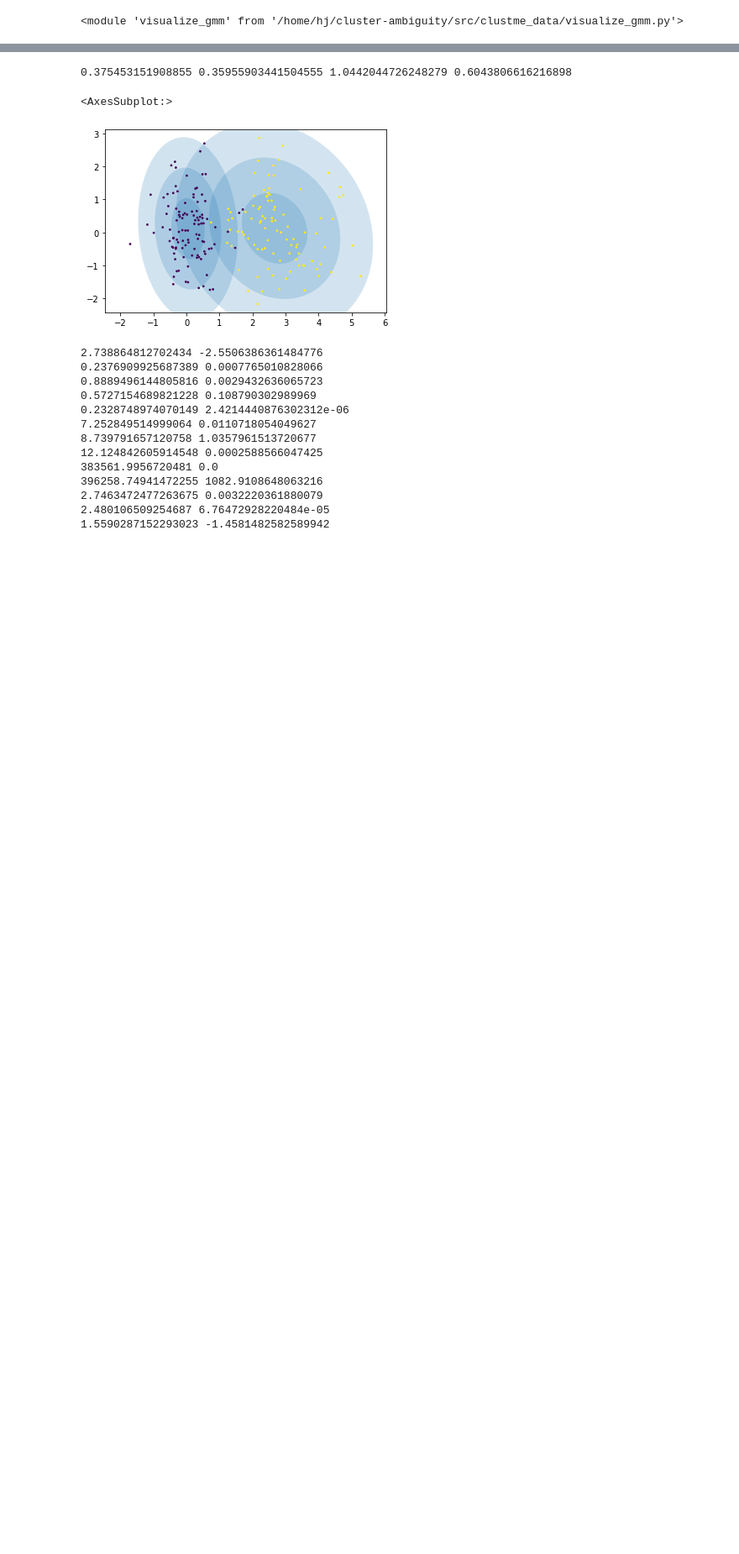
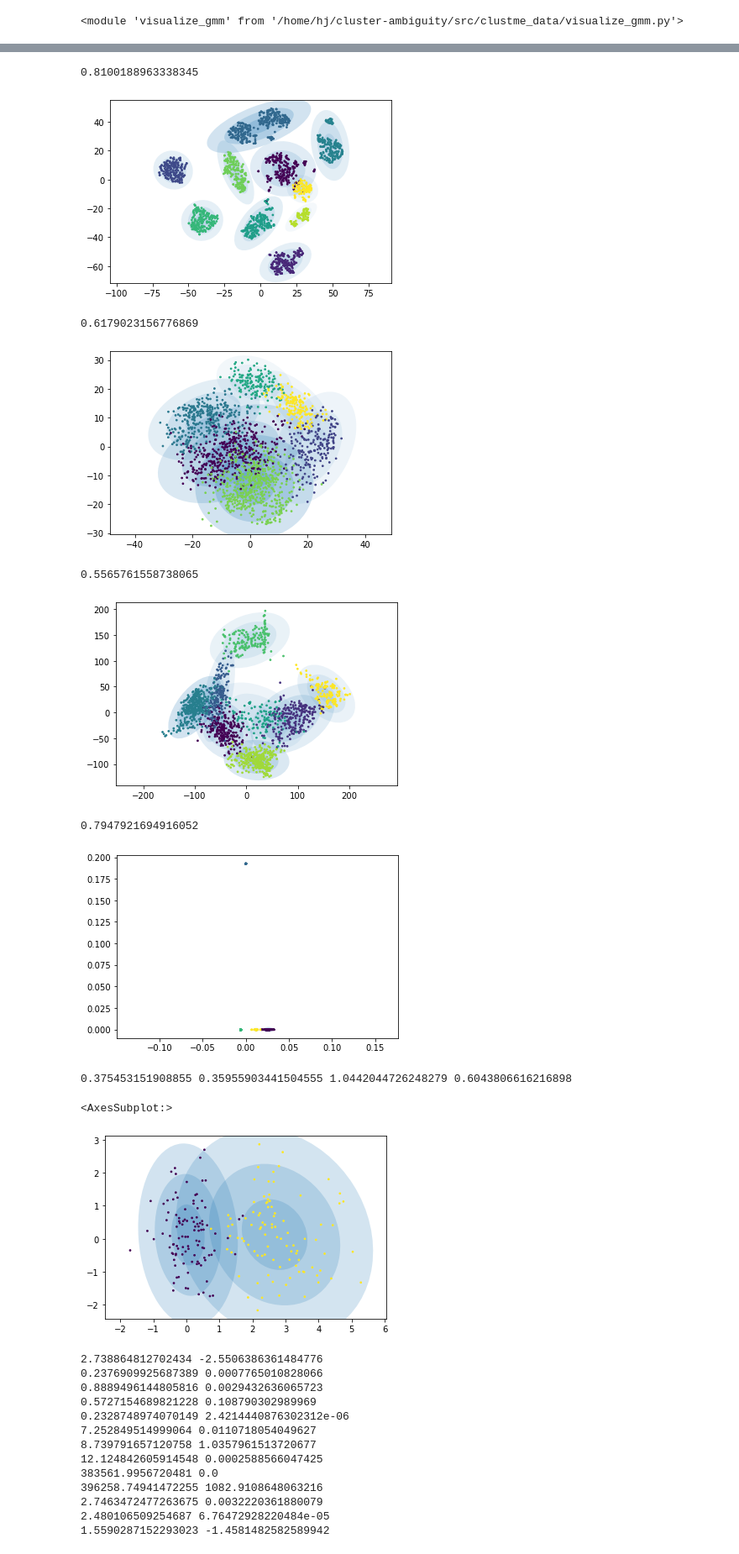
Before and after one commit to HyunWookL/cluster-ambiguity, a Jupyter notebook: src/clustme_data/test.ipynb, the cells around one changed output, grey strips where cells are left out. Shown at 84% size. Drawn from its saved outputs; the diff is of its cells as text; code cells hidden in the pictures; blank space fills up the shorter version.

```diff
--- a/src/clustme_data/test.ipynb
+++ b/src/clustme_data/test.ipynb
@@ -52,3 +39,24 @@ print(ca.filtered_prob_single_list)
+# %%
+def run(data):
+	ca = cac.ClusterAmbiguity()
+	score = ca.fit(data)
+	print(score)
+	vg.plot_gmm(ca.gmm, data, ca.gaussian_info["proba_labels"])
+	plt.show()
+
+run(X_tsne)
+run(X_pca)
+run(X_isomap)
+run(X_lda)
+# %% [output]
+0.8100188963338345
+[figure, added]
+0.6179023156776869
+[figure, added]
+0.5565761558738065
+[figure, added]
+0.7947921694916052
+[figure, added]
 # %%
 data = np.random.multivariate_normal((0,0), [[0.25,0],[0,0.8]], size=100)
 data2 = np.random.multivariate_normal((2.5, 0), [[1,0],[0,1]], size=100)
```
Also changed, not shown: parts of 4 cells of this notebook, 1 other file.
